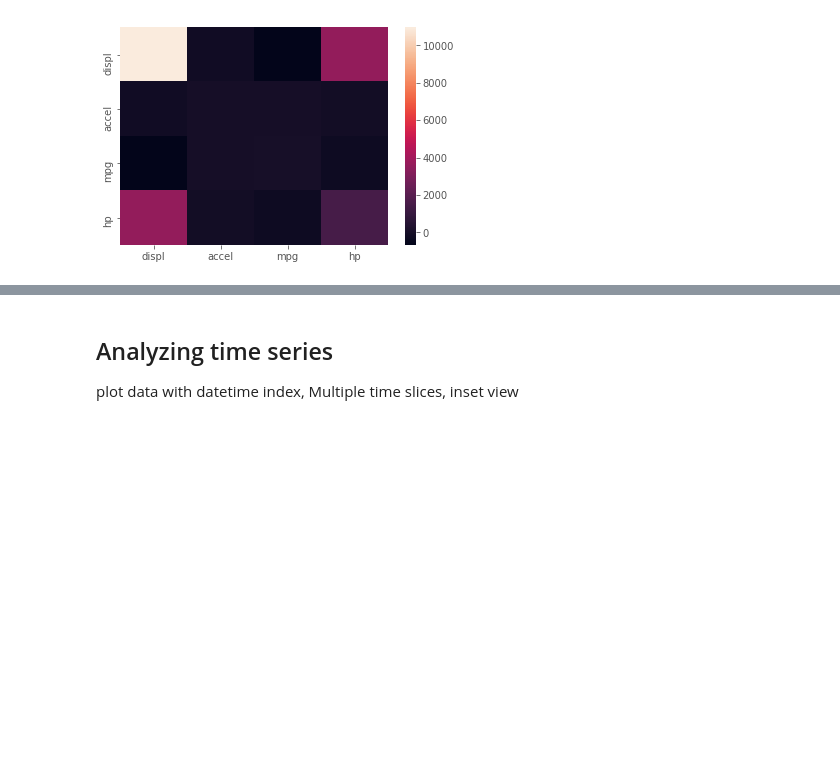
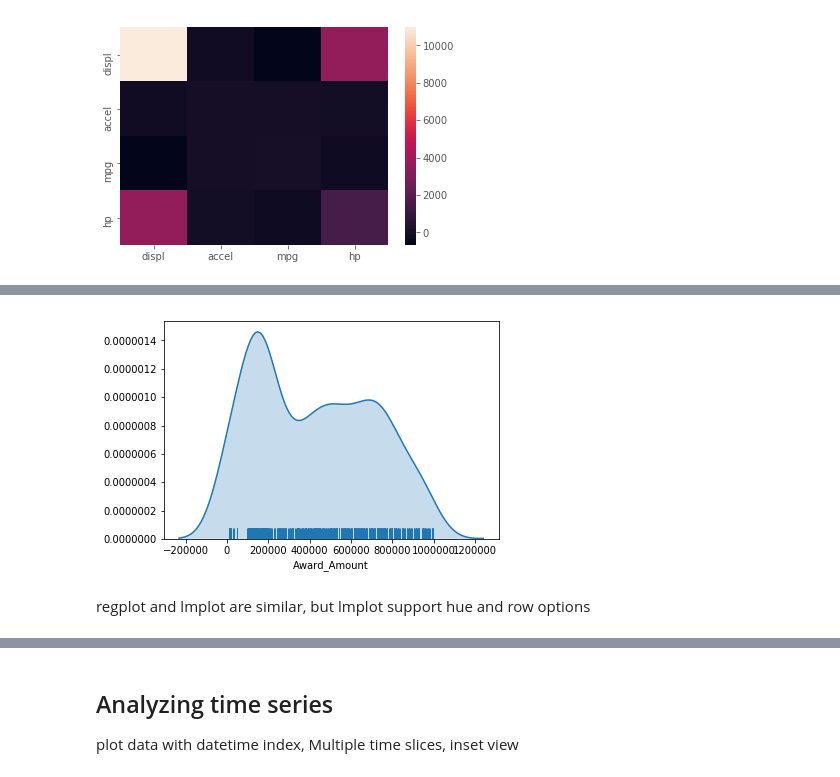
Before and after one commit to worasom/class-projects, a Jupyter notebook: data_vis.ipynb, the cells around one changed output, grey strips where cells are left out. Drawn from its saved outputs; the diff is of its cells as text; code cells hidden in the pictures; blank space fills up the shorter version.

```diff
--- a/data_vis.ipynb
+++ b/data_vis.ipynb
@@ -403,0 +446,13 @@ sns.heatmap(auto[['displ','accel','mpg','hp']].cov())
+# %%
+# Create a distplot of the Award Amount
+sns.distplot(df['Award_Amount'],
+             hist=False,
+             rug=True,
+             kde_kws={'shade':True})
+
+# Plot the results
+plt.show()
+# %% [output]
+[figure, added]
+# %% [markdown]
+ regplot and lmplot are similar, but lmplot support hue and row options
```
Also changed, not shown: parts of 51 cells of this notebook.
